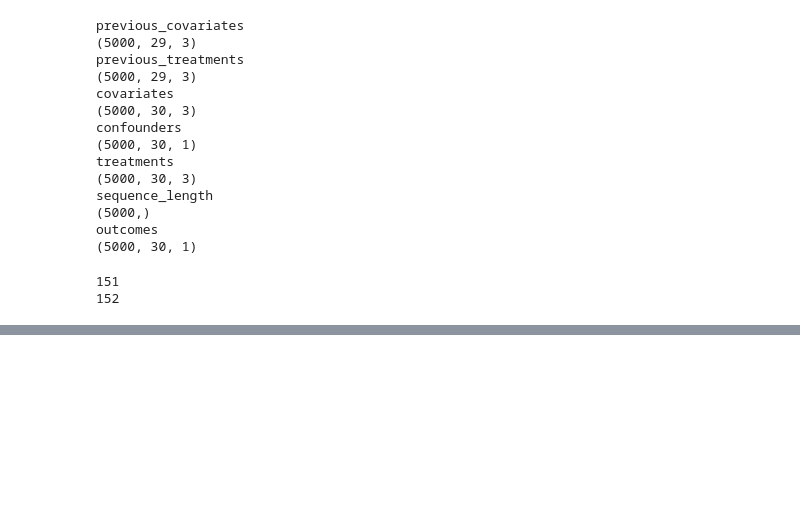
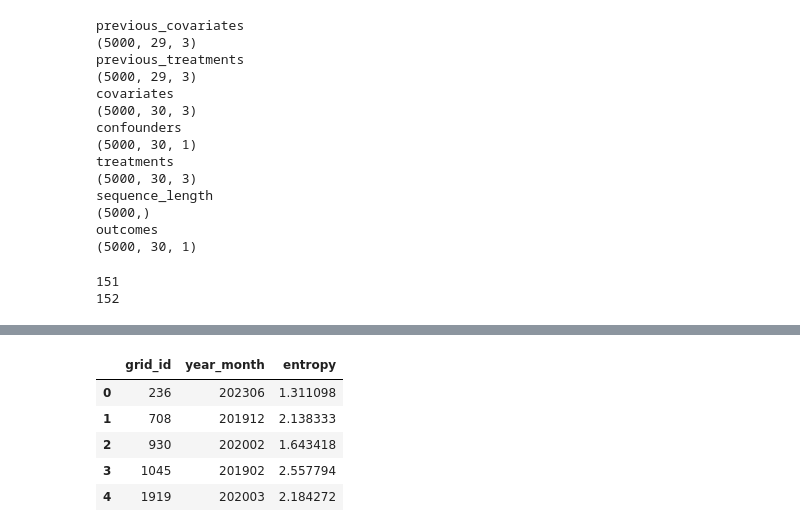
Before and after one commit to HuangNX/Conformity_Casual_Inferance, a Jupyter notebook: data_processing.ipynb, the cells around one changed output, grey strips where cells are left out. Saved outputs shown, nothing was run; the diff lists cells and outputs as text; code cells hidden in the pictures; blank space fills up the shorter version.

```diff
--- a/data_processing.ipynb
+++ b/data_processing.ipynb
@@ -730,0 +744,10 @@ print(dataset['sequence_length'][1])
+# %%
+time_ent = pd.read_csv("../data/sample_move_month_entro_yura.csv")
+time_ent.head()
+# %% [output]
+|  | grid_id | year_month | entropy |
+| 0 | 236 | 202306 | 1.311098 |
+| 1 | 708 | 201912 | 2.138333 |
+| 2 | 930 | 202002 | 1.643418 |
+| 3 | 1045 | 201902 | 2.557794 |
+| 4 | 1919 | 202003 | 2.184272 |
```
Also changed, not shown: parts of 7 cells of this notebook, 12 other files.
